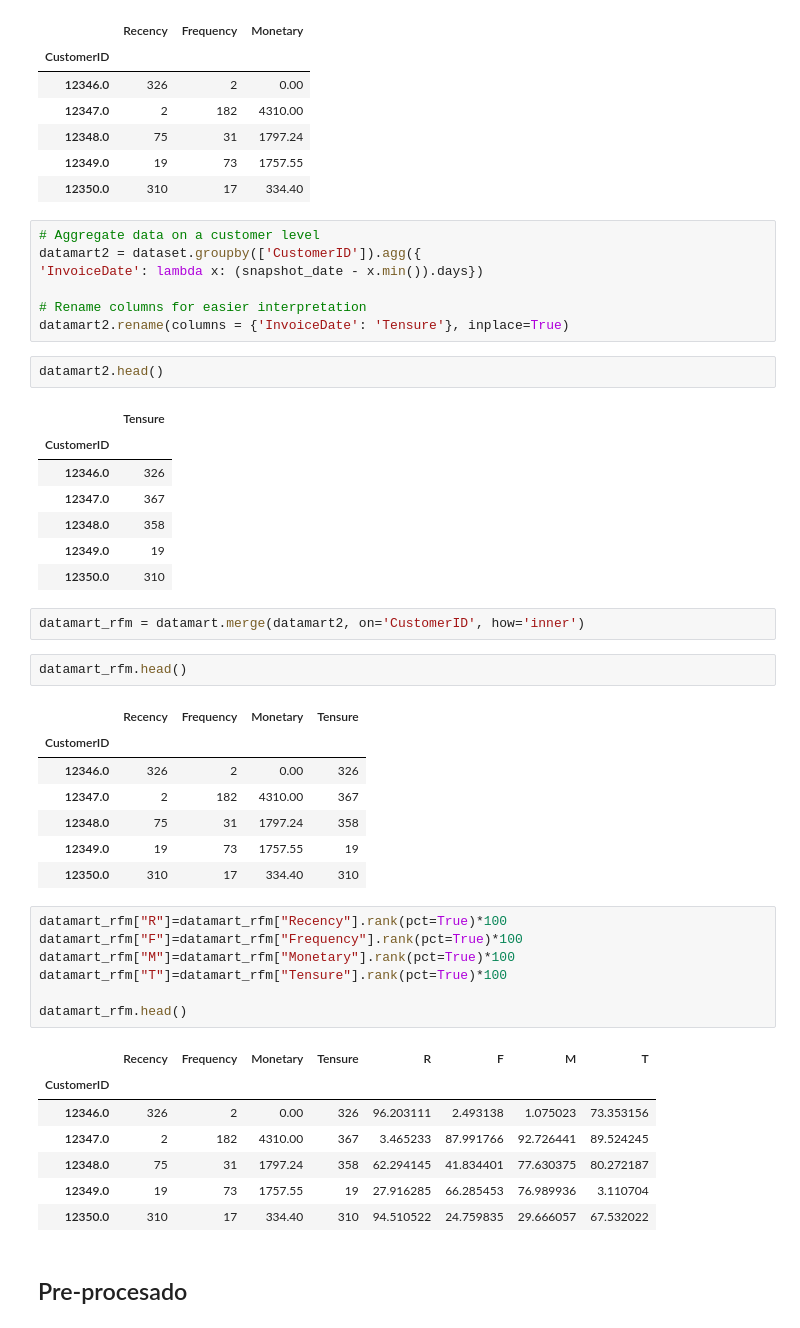
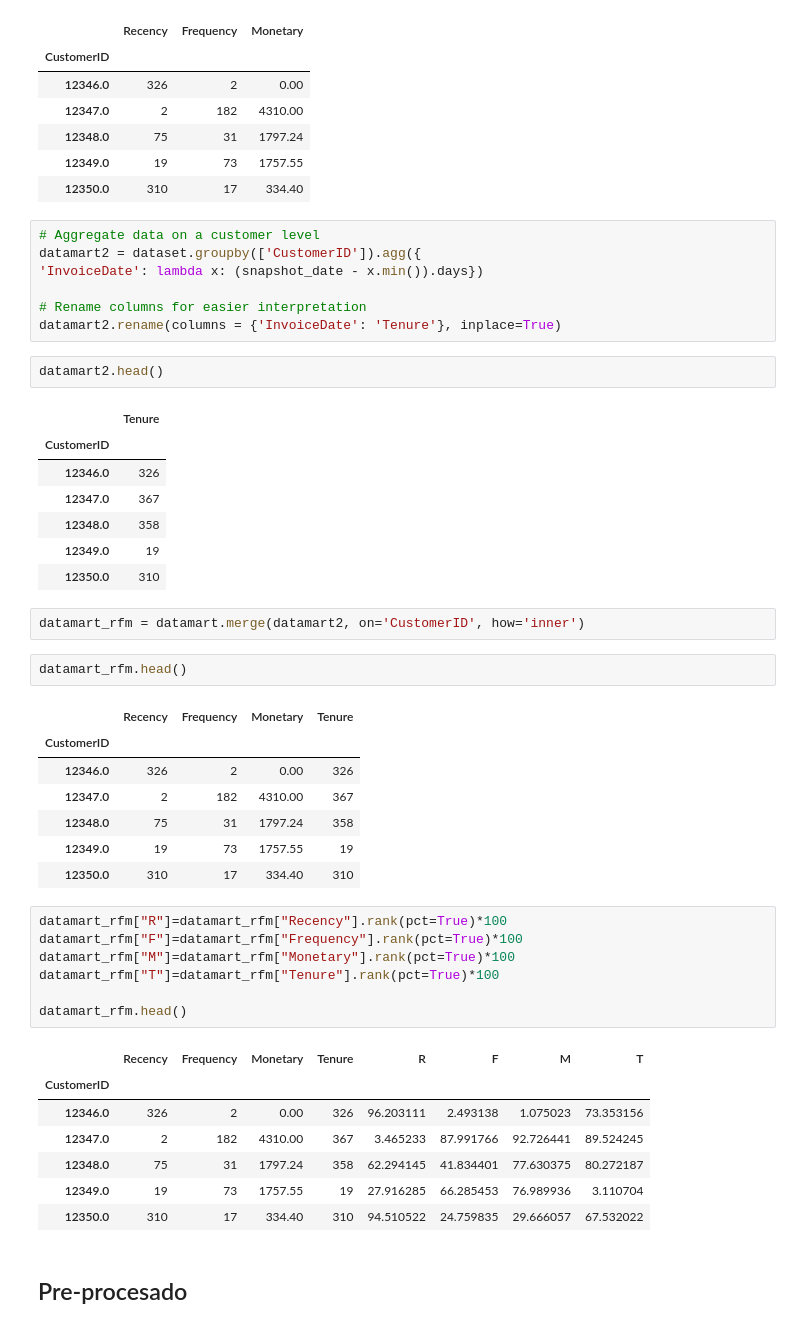
Before and after one commit to Rodrigolorcas/DS_Clustering_-_RFM_Segmentation_Online_Retail, a Jupyter notebook: Scripts/RFM_Analysis.ipynb, the cells around one changed output. Cells and saved outputs as stored; diff of their text form.

Commit message:
tenure fix

```diff
--- a/Scripts/RFM_Analysis.ipynb
+++ b/Scripts/RFM_Analysis.ipynb
@@ -65,11 +65,11 @@ datamart2 = dataset.groupby(['CustomerID']).agg({
 'InvoiceDate': lambda x: (snapshot_date - x.min()).days})
 
 # Rename columns for easier interpretation
-datamart2.rename(columns = {'InvoiceDate': 'Tensure'}, inplace=True)
+datamart2.rename(columns = {'InvoiceDate': 'Tenure'}, inplace=True)
 # %%
 datamart2.head()
 # %% [output]
-|  | Tensure |
+|  | Tenure |
 | CustomerID |  |
 | 12346.0 | 326 |
 | 12347.0 | 367 |
@@ -81,7 +81,7 @@ datamart_rfm = datamart.merge(datamart2, on='CustomerID', how='inner')
 # %%
 datamart_rfm.head()
 # %% [output]
-|  | Recency | Frequency | Monetary | Tensure |
+|  | Recency | Frequency | Monetary | Tenure |
 | CustomerID |  |  |  |  |
 | 12346.0 | 326 | 2 | 0.00 | 326 |
 | 12347.0 | 2 | 182 | 4310.00 | 367 |
@@ -91,12 +91,12 @@ datamart_rfm.head()
 # %%
 datamart_rfm["R"]=datamart_rfm["Recency"].rank(pct=True)*100
 datamart_rfm["F"]=datamart_rfm["Frequency"].rank(pct=True)*100
 datamart_rfm["M"]=datamart_rfm["Monetary"].rank(pct=True)*100
-datamart_rfm["T"]=datamart_rfm["Tensure"].rank(pct=True)*100
+datamart_rfm["T"]=datamart_rfm["Tenure"].rank(pct=True)*100
 
 datamart_rfm.head()
 # %% [output]
-|  | Recency | Frequency | Monetary | Tensure | R | F | M | T |
+|  | Recency | Frequency | Monetary | Tenure | R | F | M | T |
 | CustomerID |  |  |  |  |  |  |  |  |
 | 12346.0 | 326 | 2 | 0.00 | 326 | 96.203111 | 2.493138 | 1.075023 | 73.353156 |
 | 12347.0 | 2 | 182 | 4310.00 | 367 | 3.465233 | 87.991766 | 92.726441 | 89.524245 |
```
